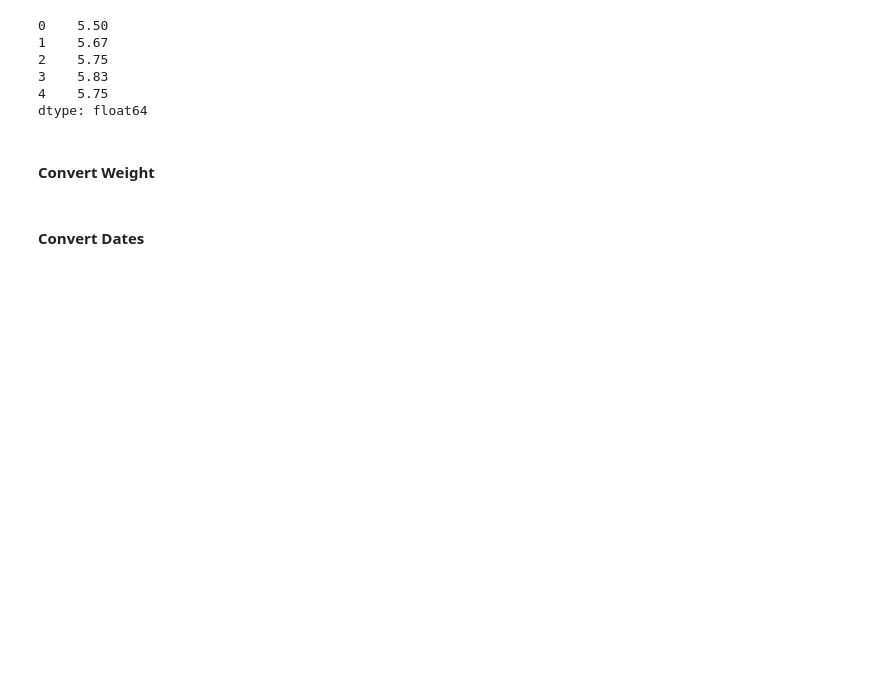
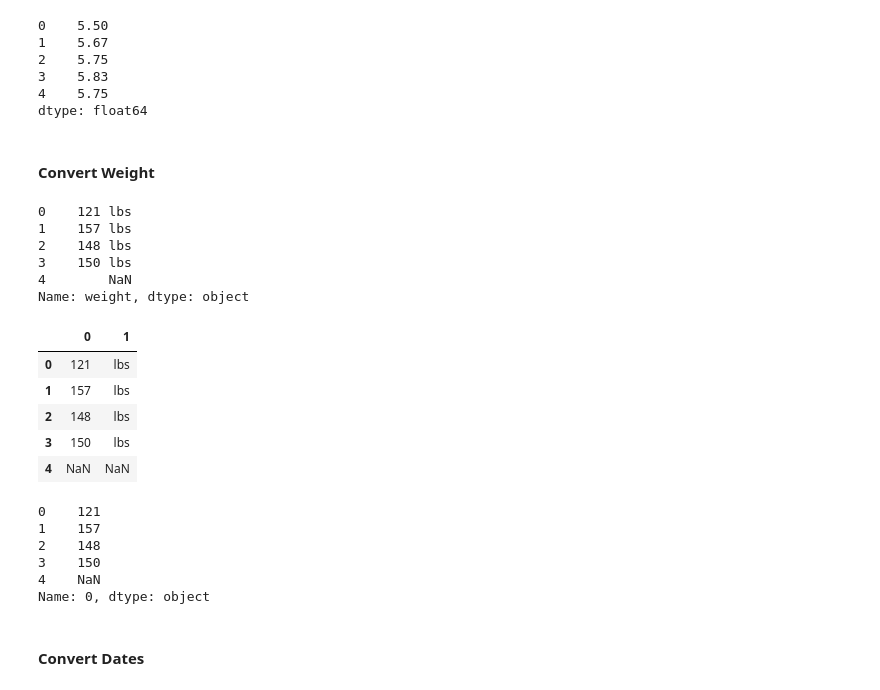
Before and after one commit to cwolf1424/Project_3, a Jupyter notebook: 1-data_cleaning/cleaning.ipynb, the cells around one changed output. Saved outputs shown, nothing was run; the diff lists cells and outputs as text; code cells hidden in the pictures; blank space fills up the shorter version.

Commit message:
Cleaned Dataframe

```diff
--- a/1-data_cleaning/cleaning.ipynb
+++ b/1-data_cleaning/cleaning.ipynb
@@ -120,3 +101,36 @@ dtype: float64
+# %%
+# Grab uncleaned weight
+uncleaned_weight = athelete_stats_df["weight"]
+uncleaned_weight.head(5)
+# %% [output]
+0    121 lbs
+1    157 lbs
+2    148 lbs
+3    150 lbs
+4        NaN
+Name: weight, dtype: object
+# %%
+# Split weights
+split_weights = uncleaned_weight.str.split(' ', n=1, expand=True)
+split_weights.head(5)
+# %% [output]
+|  | 0 | 1 |
+| 0 | 121 | lbs |
+| 1 | 157 | lbs |
+| 2 | 148 | lbs |
+| 3 | 150 | lbs |
+| 4 | NaN | NaN |
+# %%
+# Display cleaned data
+new_weight = split_weights[0]
+new_weight.head(5)
+# %% [output]
+0    121
+1    157
+2    148
+3    150
+4    NaN
+Name: 0, dtype: object
 # %% [markdown]
 #### Convert Dates
 # %%
```
Also changed, not shown: parts of 17 cells of this notebook.
